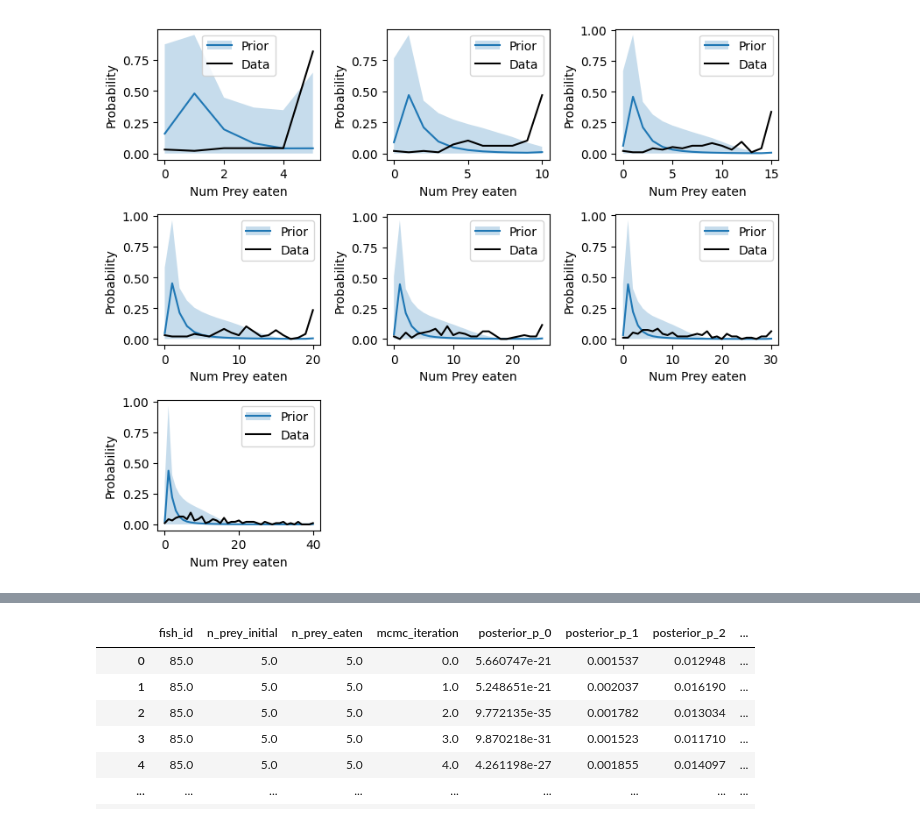
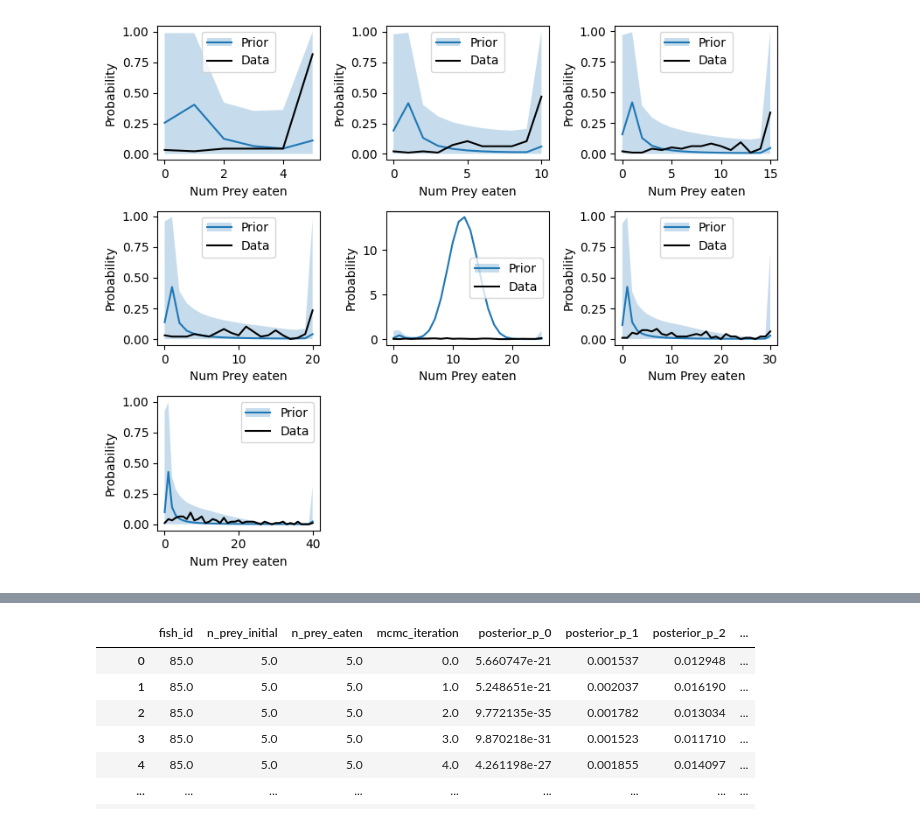
Before and after one commit to rccreswell/functional-response, a Jupyter notebook: model_run_model1.ipynb, the cells around one changed output, grey strips where cells are left out. Saved outputs shown, nothing was run; the diff lists cells and outputs as text; code cells hidden in the pictures.

```diff
--- a/model_run_model1.ipynb
+++ b/model_run_model1.ipynb
@@ -50,7 +50,7 @@ as_observed = []
 hs_observed = []
 ns_prey_eaten_observed = []
 
-prior = pints.MultivariateGaussianLogPrior([0] * p.n_parameters(), 1.0 * np.identity(p.n_parameters()))
+prior = pints.MultivariateGaussianLogPrior([0] * p.n_parameters(), 3.0 * np.identity(p.n_parameters()))
 
 prior_samples = prior.sample(1000)
 
@@ -72,31 +72,31 @@ for x in prior_samples:
         dists[n_prey_initial].append(np.asarray(p_eaten))
         data = [0] * (n_prey_initial + 1)
         data[n_prey_eaten] = 1
         data_dists[n_prey_initial].append(np.asarray(data))
 
 ns = sorted(list(set(ns_prey_initial)))
 
 fig = plt.figure(figsize=(8, 6.5))
 
 for i, n in enumerate(ns):
     ax = fig.add_subplot(3, 3, i+1)
 
     m = dists[n]
     d = data_dists[n]
 
     x = np.arange(n+1)
     l1, = ax.plot(x, np.mean(m, axis=0), label='Inferred')
     p1 = ax.fill_between(x, np.percentile(m, 2.5, axis=0), np.percentile(m, 97.5, axis=0), alpha=0.25)
 
     l2, = ax.plot(x, np.mean(d, axis=0), color='k', label='Data')
 
     ax.legend(((l1, p1), l2), ['Prior', 'Data'])
 
     ax.set_xlabel('Num Prey eaten')
     ax.set_ylabel('Probability')
 
 
 fig.set_tight_layout(True)
 plt.show()
 # %% [output]
-[figure, old version]
+[figure, new version]
```
Also changed, not shown: parts of 3 cells of this notebook, 1 other file.
